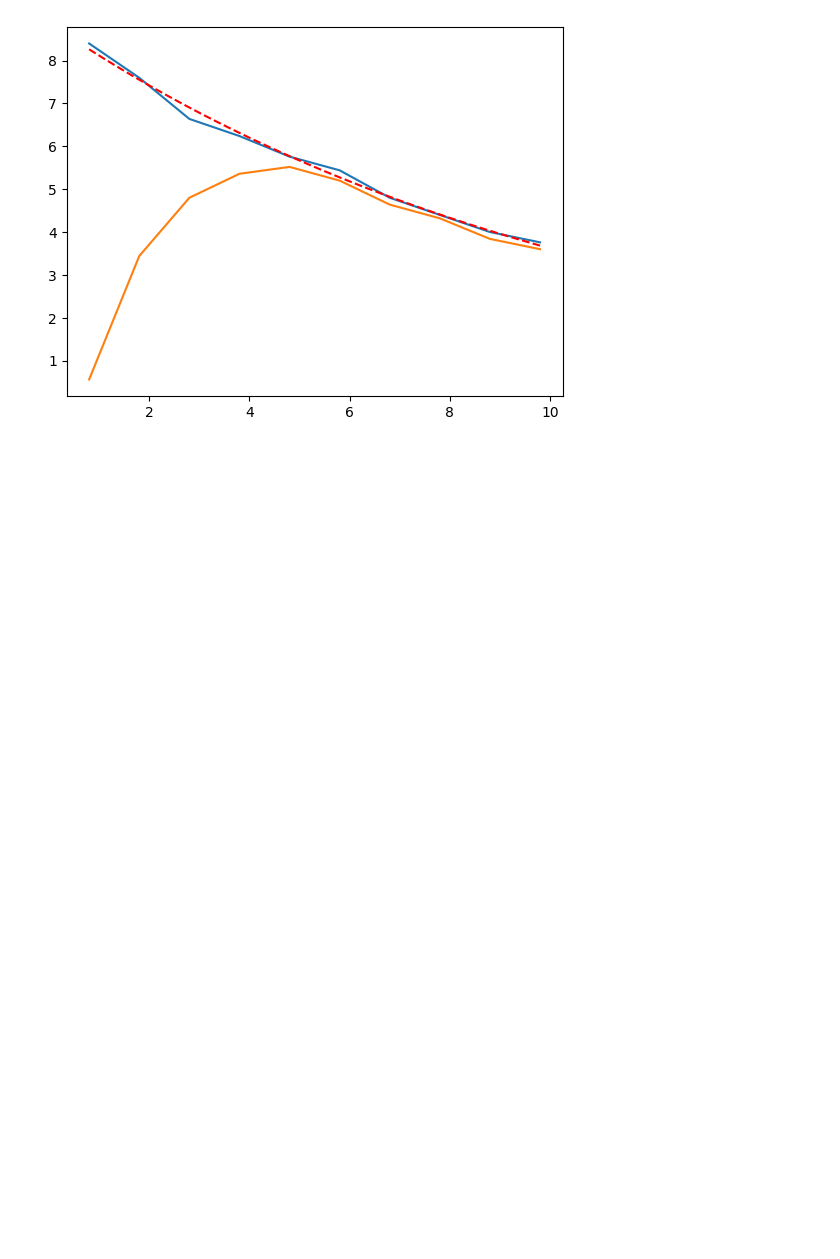
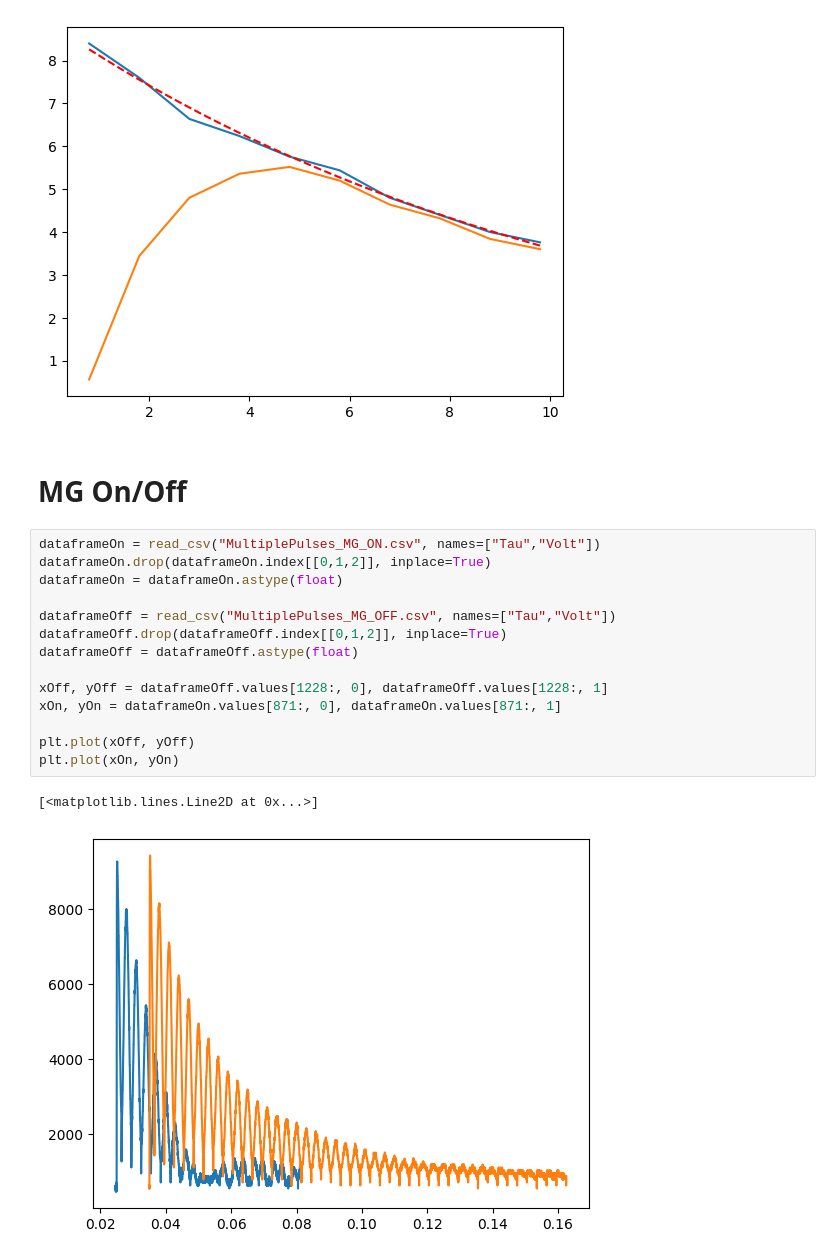
Before and after one commit to benjaminorthner/quantumlab, a Jupyter notebook: nmr/nmr.ipynb, the cells around one changed output. Drawn from its saved outputs; the diff is of its cells as text; blank space fills up the shorter version.

```diff
--- a/nmr/nmr.ipynb
+++ b/nmr/nmr.ipynb
@@ -84,3 +85,22 @@ print(f"M0: {M0:e}\nT2: {T2:e}")
 M0: 8.878302e+00
 T2: 1.114240e+01
 [figure]
+# %% [markdown]
+# MG On/Off
+# %%
+dataframeOn = read_csv("MultiplePulses_MG_ON.csv", names=["Tau","Volt"])
+dataframeOn.drop(dataframeOn.index[[0,1,2]], inplace=True)
+dataframeOn = dataframeOn.astype(float)
+
+dataframeOff = read_csv("MultiplePulses_MG_OFF.csv", names=["Tau","Volt"])
+dataframeOff.drop(dataframeOff.index[[0,1,2]], inplace=True)
+dataframeOff = dataframeOff.astype(float)
+
+xOff, yOff = dataframeOff.values[1228:, 0], dataframeOff.values[1228:, 1]
+xOn, yOn = dataframeOn.values[871:, 0], dataframeOn.values[871:, 1]
+
+plt.plot(xOff, yOff)
+plt.plot(xOn, yOn)
+# %% [output]
+[<matplotlib.lines.Line2D at 0x...>]
+[figure, added]
```
Also changed, not shown: parts of 4 cells of this notebook.
